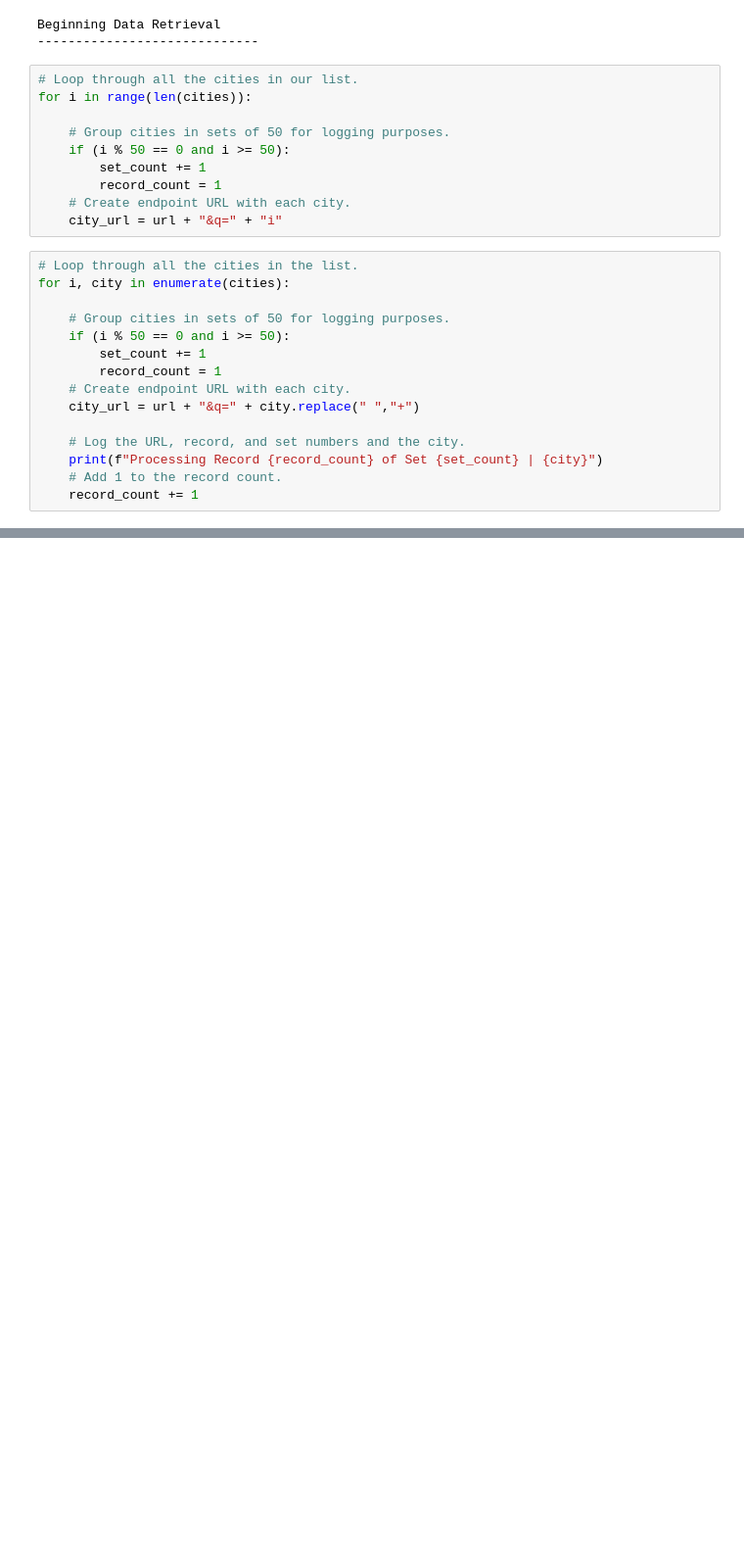
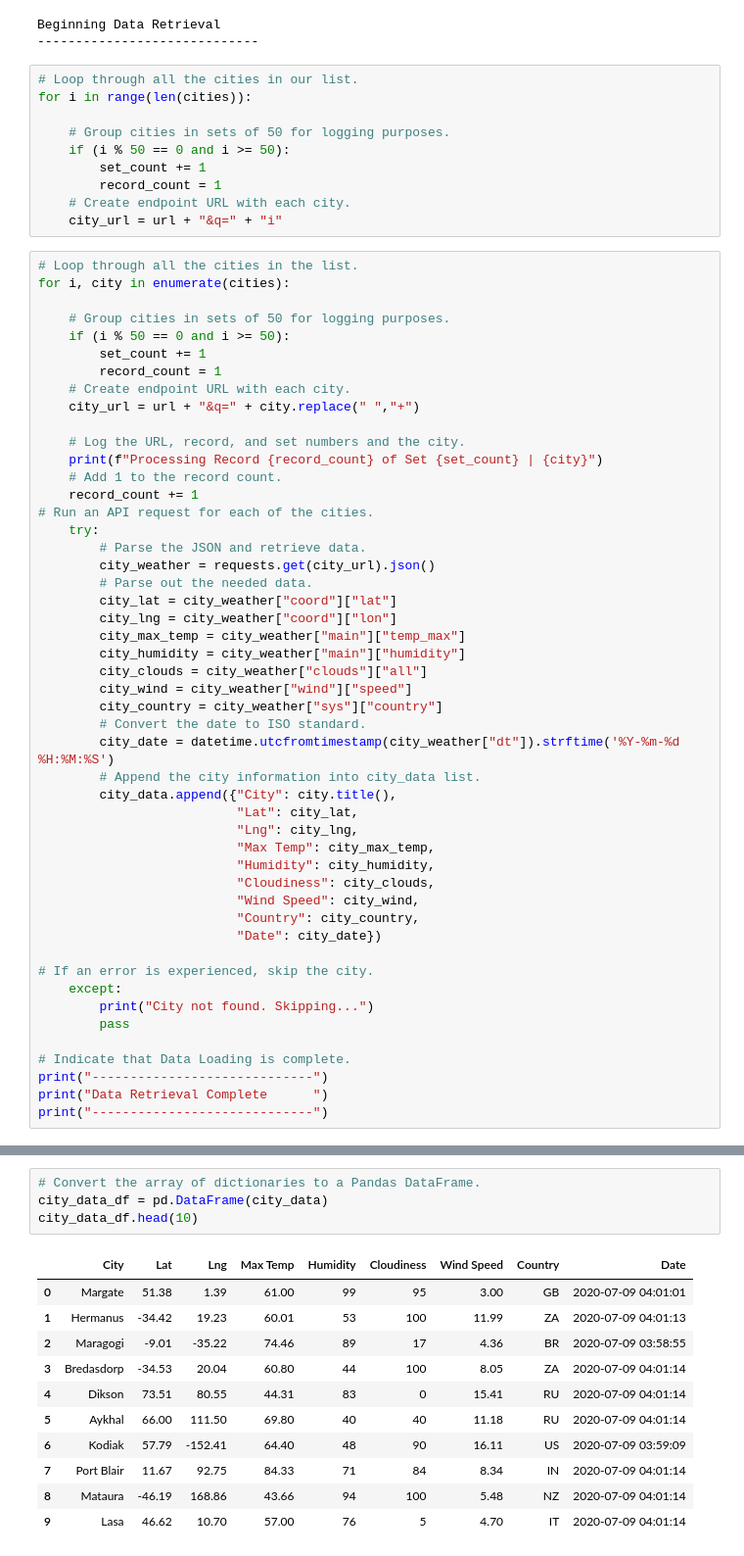
Before and after one commit to vrod237/World_Weather_Analysis, a Jupyter notebook: WeatherPy.ipynb, the cells around one changed output, grey strips where cells are left out. Shown at 98% size. Cells and saved outputs as stored; diff of their text form; blank space fills up the shorter version.

```diff
--- a/WeatherPy.ipynb
+++ b/WeatherPy.ipynb
@@ -81,4 +81,38 @@ for i, city in enumerate(cities):
     print(f"Processing Record {record_count} of Set {set_count} | {city}")
     # Add 1 to the record count.
     record_count += 1
+# Run an API request for each of the cities.
+    try:
+        # Parse the JSON and retrieve data.
+        city_weather = requests.get(city_url).json()
+        # Parse out the needed data.
+        city_lat = city_weather["coord"]["lat"]
+        city_lng = city_weather["coord"]["lon"]
+        city_max_temp = city_weather["main"]["temp_max"]
+        city_humidity = city_weather["main"]["humidity"]
+        city_clouds = city_weather["clouds"]["all"]
+        city_wind = city_weather["wind"]["speed"]
+        city_country = city_weather["sys"]["country"]
+        # Convert the date to ISO standard.
+        city_date = datetime.utcfromtimestamp(city_weather["dt"]).strftime('%Y-%m-%d %H:%M:%S')
+        # Append the city information into city_data list.
+        city_data.append({"City": city.title(),
+                          "Lat": city_lat,
+                          "Lng": city_lng,
+                          "Max Temp": city_max_temp,
+                          "Humidity": city_humidity,
+                          "Cloudiness": city_clouds,
+                          "Wind Speed": city_wind,
+                          "Country": city_country,
+                          "Date": city_date})
+
+# If an error is experienced, skip the city.
+    except:
+        print("City not found. Skipping...")
+        pass
+
+# Indicate that Data Loading is complete.
+print("-----------------------------")
+print("Data Retrieval Complete      ")
+print("-----------------------------")
 # %% [output]
@@ -101,0 +136,16 @@ Processing Record 21 of Set 25 | santander
+# %%
+# Convert the array of dictionaries to a Pandas DataFrame.
+city_data_df = pd.DataFrame(city_data)
+city_data_df.head(10)
+# %% [output]
+|  | City | Lat | Lng | Max Temp | Humidity | Cloudiness | Wind Speed | Country | Date |
+| 0 | Margate | 51.38 | 1.39 | 61.00 | 99 | 95 | 3.00 | GB | 2020-07-09 04:01:01 |
+| 1 | Hermanus | -34.42 | 19.23 | 60.01 | 53 | 100 | 11.99 | ZA | 2020-07-09 04:01:13 |
+| 2 | Maragogi | -9.01 | -35.22 | 74.46 | 89 | 17 | 4.36 | BR | 2020-07-09 03:58:55 |
+| 3 | Bredasdorp | -34.53 | 20.04 | 60.80 | 44 | 100 | 8.05 | ZA | 2020-07-09 04:01:14 |
+| 4 | Dikson | 73.51 | 80.55 | 44.31 | 83 | 0 | 15.41 | RU | 2020-07-09 04:01:14 |
+| 5 | Aykhal | 66.00 | 111.50 | 69.80 | 40 | 40 | 11.18 | RU | 2020-07-09 04:01:14 |
+| 6 | Kodiak | 57.79 | -152.41 | 64.40 | 48 | 90 | 16.11 | US | 2020-07-09 03:59:09 |
+| 7 | Port Blair | 11.67 | 92.75 | 84.33 | 71 | 84 | 8.34 | IN | 2020-07-09 04:01:14 |
+| 8 | Mataura | -46.19 | 168.86 | 43.66 | 94 | 100 | 5.48 | NZ | 2020-07-09 04:01:14 |
+| 9 | Lasa | 46.62 | 10.70 | 57.00 | 76 | 5 | 4.70 | IT | 2020-07-09 04:01:14 |
```
Also changed, not shown: parts of 3 cells of this notebook, 1 other file.
